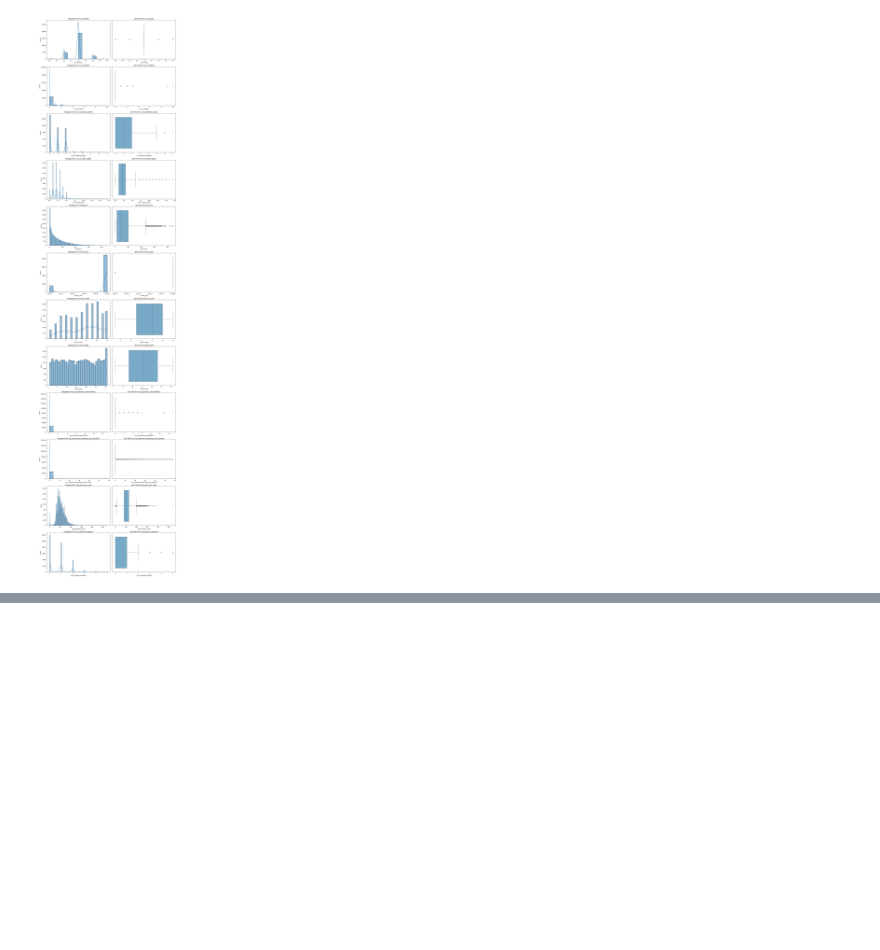
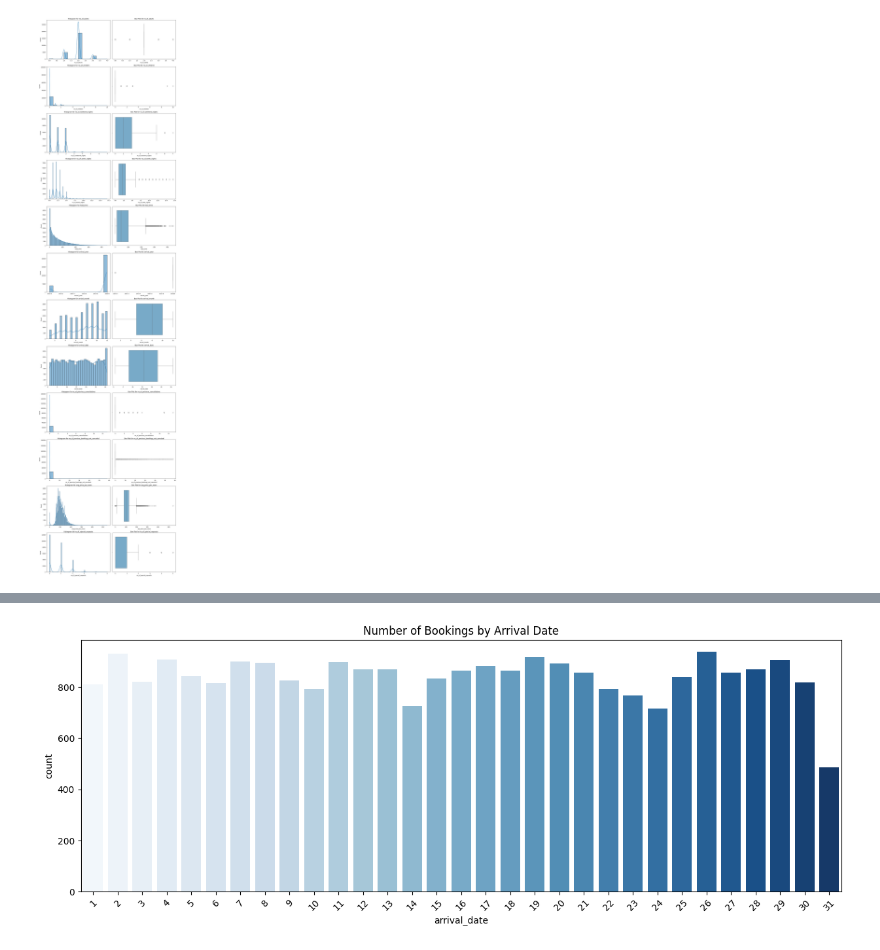
Before and after one commit to thobs-10/MLOps-hotel-reservation-prediction-system, a Jupyter notebook: notebooks/eda.ipynb, the cells around one changed output, grey strips where cells are left out. Saved outputs shown, nothing was run; the diff lists cells and outputs as text; code cells hidden in the pictures; blank space fills up the shorter version.

```diff
--- a/notebooks/eda.ipynb
+++ b/notebooks/eda.ipynb
@@ -171,0 +201,9 @@ categorical_distribution_plot(df, cat_cols)
+# %%
+# number of bookkings by arrival date
+plt.figure(figsize=(15, 5))
+sns.countplot(data=df, x="arrival_date", palette="Blues")
+plt.title("Number of Bookings by Arrival Date")
+plt.xticks(rotation=45)
+plt.show()
+# %% [output]
+[figure, added]
```
Also changed, not shown: parts of 21 cells of this notebook.
